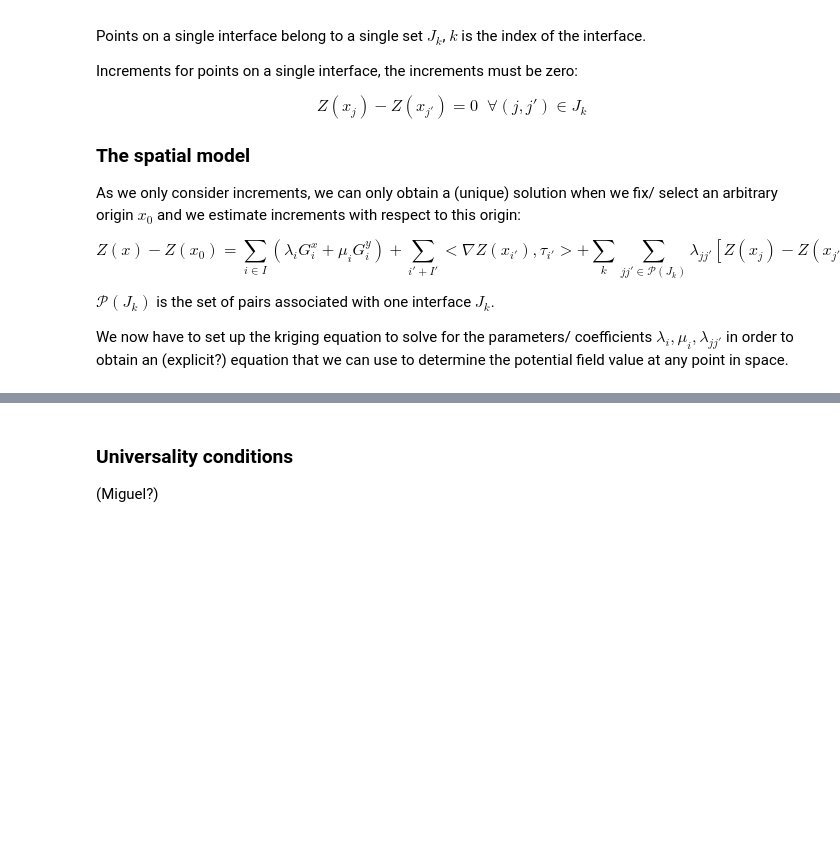
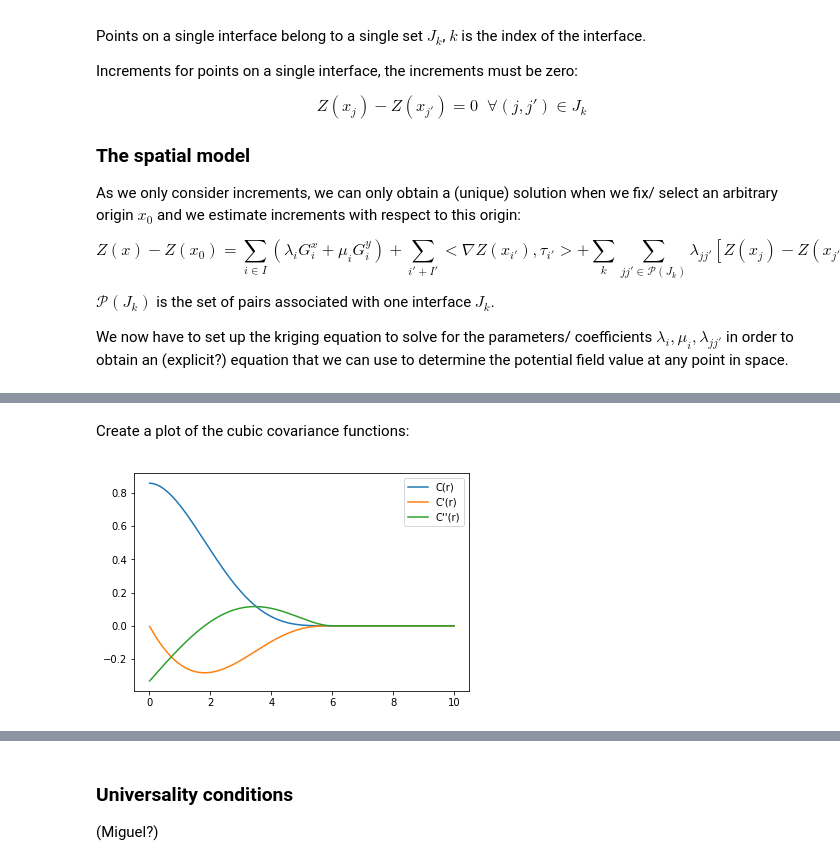
Before and after one commit to cgre-aachen/teaching, a Jupyter notebook: geomodeling/scalar_field_cokriging_minimal_example.ipynb, the cells around one changed output, grey strips where cells are left out. Cells and saved outputs as stored; diff of their text form; code cells hidden in the pictures; blank space fills up the shorter version.

```diff
--- a/geomodeling/scalar_field_cokriging_minimal_example.ipynb
+++ b/geomodeling/scalar_field_cokriging_minimal_example.ipynb
@@ -153,0 +241,21 @@ def K_GxGy(h, a=5.):
+# %% [markdown]
+Create a plot of the cubic covariance functions:
+# %%
+rs = np.arange(0.01,10,0.01)
+hs = np.vstack([-rs, rs]).transpose()
+# determine h-vectors:
+v1 = cov_cubic_f(rs)
+# for h vector: use 45 degrees/ [1,1]-direction with increasing distance
+plt.plot(rs, v1, label='C(r)')
+plt.plot(rs, cov_cubic_d1_f(rs), label='C\'(r)')
+plt.plot(rs, cov_cubic_d2_f(rs), label='C\'\'(r)')
+
+# v2 = [K_ZGx(h) for h in hs]
+# plt.plot(rs, v2, label='K_ZGx')
+# plt.plot(rs, K_ZGy(rs))
+# plt.plot(rs, [K_Gx(h) for h in hs], label='K_Gx')
+# plt.plot(rs, [K_GxGy(h) for h in hs], label='K_GxGy')
+plt.legend(loc='best')
+plt.show()
+# %% [output]
+[figure, added]
```
Also changed, not shown: parts of 26 cells of this notebook.
